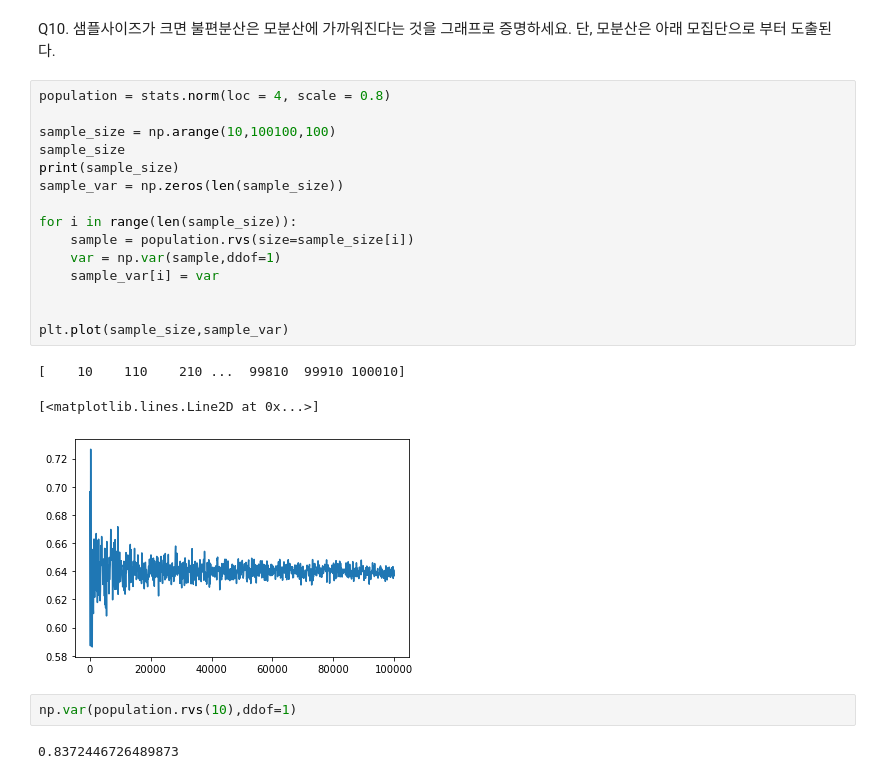
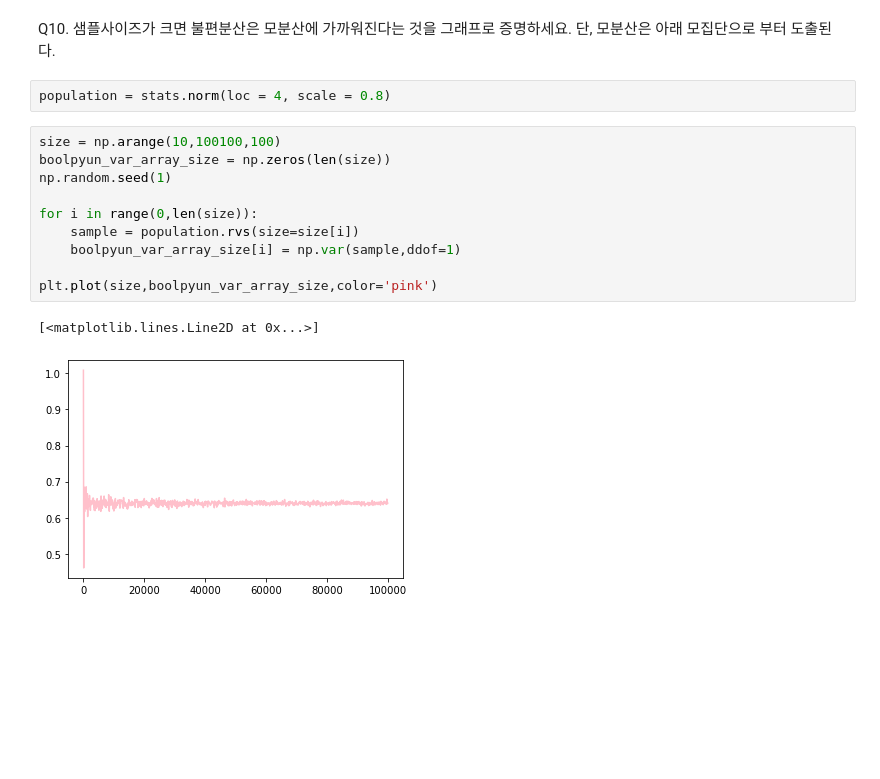
Before and after one commit to InChil2/Mac, a Jupyter notebook: stat/선형대수학및통계학_문제_신인철.ipynb, the cells around one changed output. Drawn from its saved outputs; the diff is of its cells as text; blank space fills up the shorter version.

```diff
--- a/stat/선형대수학및통계학_문제_신인철.ipynb
+++ b/stat/선형대수학및통계학_문제_신인철.ipynb
@@ -261,25 +211,17 @@ sns.jointplot('mpg','weight',data=df_auto,kind='reg')
 # %% [markdown]
 Q10. 샘플사이즈가 크면 불편분산은 모분산에 가까워진다는 것을 그래프로 증명하세요. 단, 모분산은 아래 모집단으로 부터 도출된다.
+# %%
+population = stats.norm(loc = 4, scale = 0.8)
 # %%
-population = stats.norm(loc = 4, scale = 0.8)
+size = np.arange(10,100100,100)
+boolpyun_var_array_size = np.zeros(len(size))
+np.random.seed(1)
 
-sample_size = np.arange(10,100100,100)
-sample_size
-print(sample_size)
-sample_var = np.zeros(len(sample_size))
+for i in range(0,len(size)):
+    sample = population.rvs(size=size[i])
+    boolpyun_var_array_size[i] = np.var(sample,ddof=1)
 
-for i in range(len(sample_size)):
-    sample = population.rvs(size=sample_size[i])
-    var = np.var(sample,ddof=1)
-    sample_var[i] = var
-
-
-plt.plot(sample_size,sample_var)
+plt.plot(size,boolpyun_var_array_size,color='pink')
 # %% [output]
-[    10    110    210 ...  99810  99910 100010]
+[<matplotlib.lines.Line2D at 0x...>]
-[<matplotlib.lines.Line2D at 0x...>]
-[figure, old version]
+[figure, new version]
-# %%
-np.var(population.rvs(10),ddof=1)
-# %% [output]
-0.8372446726489873
```
Also changed, not shown: parts of 23 cells of this notebook, 7 other files.
